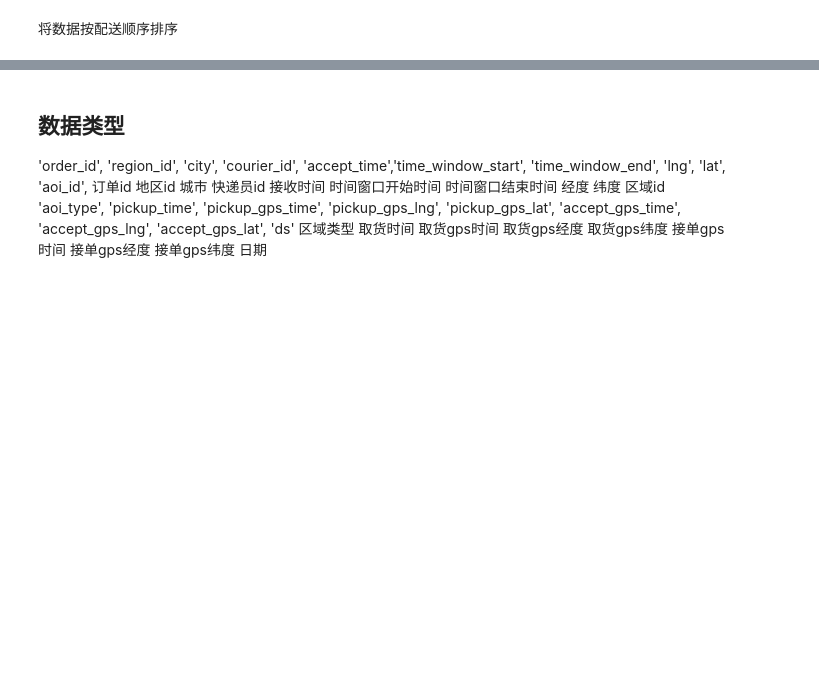
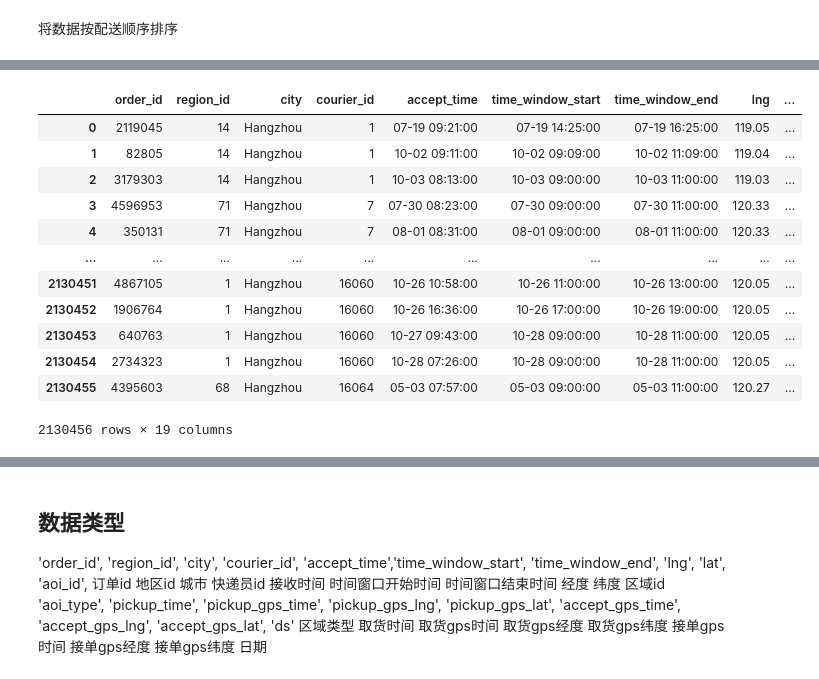
Before and after one commit to Elllllllvin/LaDe, a Jupyter notebook: elvin/dataAnalysis.ipynb, the cells around one changed output, grey strips where cells are left out. Saved outputs shown, nothing was run; the diff lists cells and outputs as text; code cells hidden in the pictures; blank space fills up the shorter version.

```diff
--- a/elvin/dataAnalysis.ipynb
+++ b/elvin/dataAnalysis.ipynb
@@ -40,3 +38,19 @@ print(pickup_hz_sorted.head(10))
+# %%
+pickup_hz_sorted
+# %% [output]
+|  | order_id | region_id | city | courier_id | accept_time | time_window_start | time_window_end | lng | ... |
+| 0 | 2119045 | 14 | Hangzhou | 1 | 07-19 09:21:00 | 07-19 14:25:00 | 07-19 16:25:00 | 119.05 | ... |
+| 1 | 82805 | 14 | Hangzhou | 1 | 10-02 09:11:00 | 10-02 09:09:00 | 10-02 11:09:00 | 119.04 | ... |
+| 2 | 3179303 | 14 | Hangzhou | 1 | 10-03 08:13:00 | 10-03 09:00:00 | 10-03 11:00:00 | 119.03 | ... |
+| 3 | 4596953 | 71 | Hangzhou | 7 | 07-30 08:23:00 | 07-30 09:00:00 | 07-30 11:00:00 | 120.33 | ... |
+| 4 | 350131 | 71 | Hangzhou | 7 | 08-01 08:31:00 | 08-01 09:00:00 | 08-01 11:00:00 | 120.33 | ... |
+| ... | ... | ... | ... | ... | ... | ... | ... | ... | ... |
+| 2130451 | 4867105 | 1 | Hangzhou | 16060 | 10-26 10:58:00 | 10-26 11:00:00 | 10-26 13:00:00 | 120.05 | ... |
+| 2130452 | 1906764 | 1 | Hangzhou | 16060 | 10-26 16:36:00 | 10-26 17:00:00 | 10-26 19:00:00 | 120.05 | ... |
+| 2130453 | 640763 | 1 | Hangzhou | 16060 | 10-27 09:43:00 | 10-28 09:00:00 | 10-28 11:00:00 | 120.05 | ... |
+| 2130454 | 2734323 | 1 | Hangzhou | 16060 | 10-28 07:26:00 | 10-28 09:00:00 | 10-28 11:00:00 | 120.05 | ... |
+| 2130455 | 4395603 | 68 | Hangzhou | 16064 | 05-03 07:57:00 | 05-03 09:00:00 | 05-03 11:00:00 | 120.27 | ... |
+2130456 rows × 19 columns
 # %%
 pickup_hz_sorted.describe()
 # %% [output]
```
Also changed, not shown: parts of 13 cells of this notebook.
